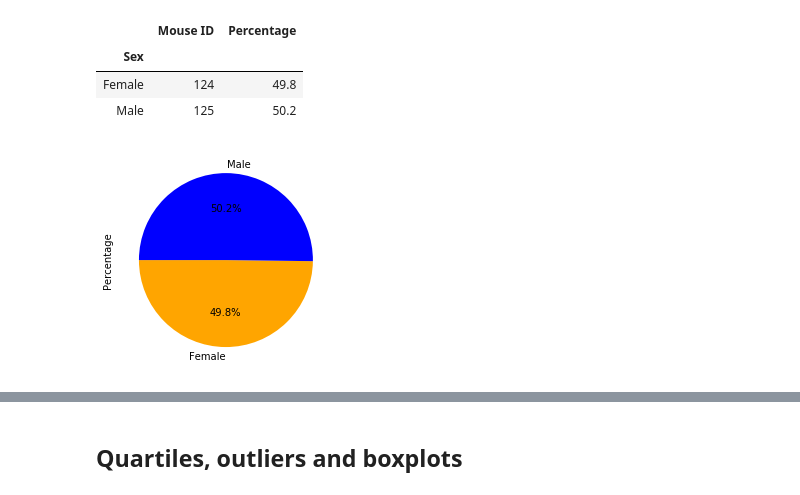
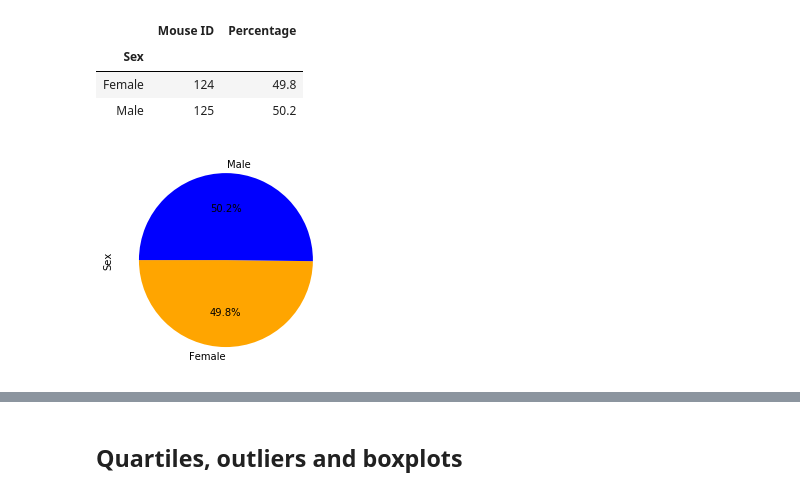
Before and after one commit to dcchacon/Matlablib-challenge, a Jupyter notebook: Pymaceuticals/pymaceuticals_starter.ipynb, the cells around one changed output, grey strips where cells are left out. Saved outputs shown, nothing was run; the diff lists cells and outputs as text; code cells hidden in the pictures.

```diff
--- a/Pymaceuticals/pymaceuticals_starter.ipynb
+++ b/Pymaceuticals/pymaceuticals_starter.ipynb
@@ -145,9 +145,12 @@ st_df.head()
 | Female | 124 | 49.8 |
 | Male | 125 | 50.2 |
 # %%
+#plt.figure()
 colors = ['orange','blue']
 Sex_distribution_pie=st_df['Percentage'].plot(kind='pie', y=gender_group, autopct='%1.1F%%', colors=colors, startangle=180)
+plt.ylabel('Sex')
+plt.show()
 # %% [output]
-[figure, old version]
+[figure, new version]
 # %%
 # Generate a pie plot showing the distribution of female versus male mice using pyplot
```
Also changed, not shown: parts of 11 cells of this notebook.
